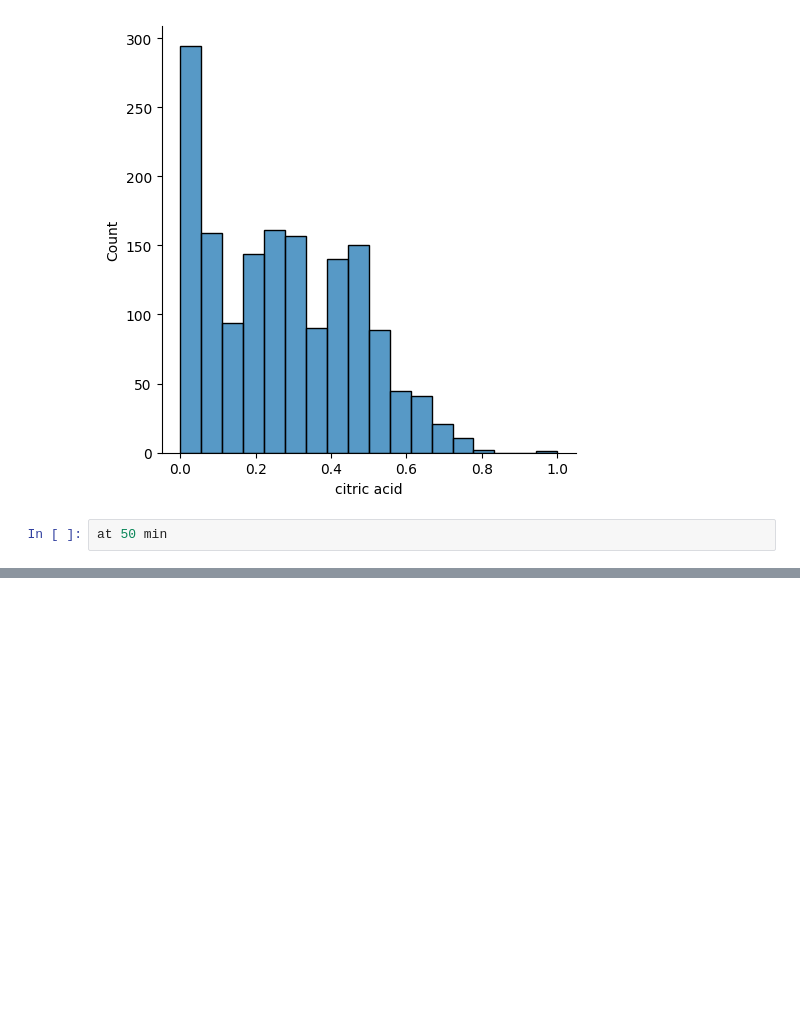
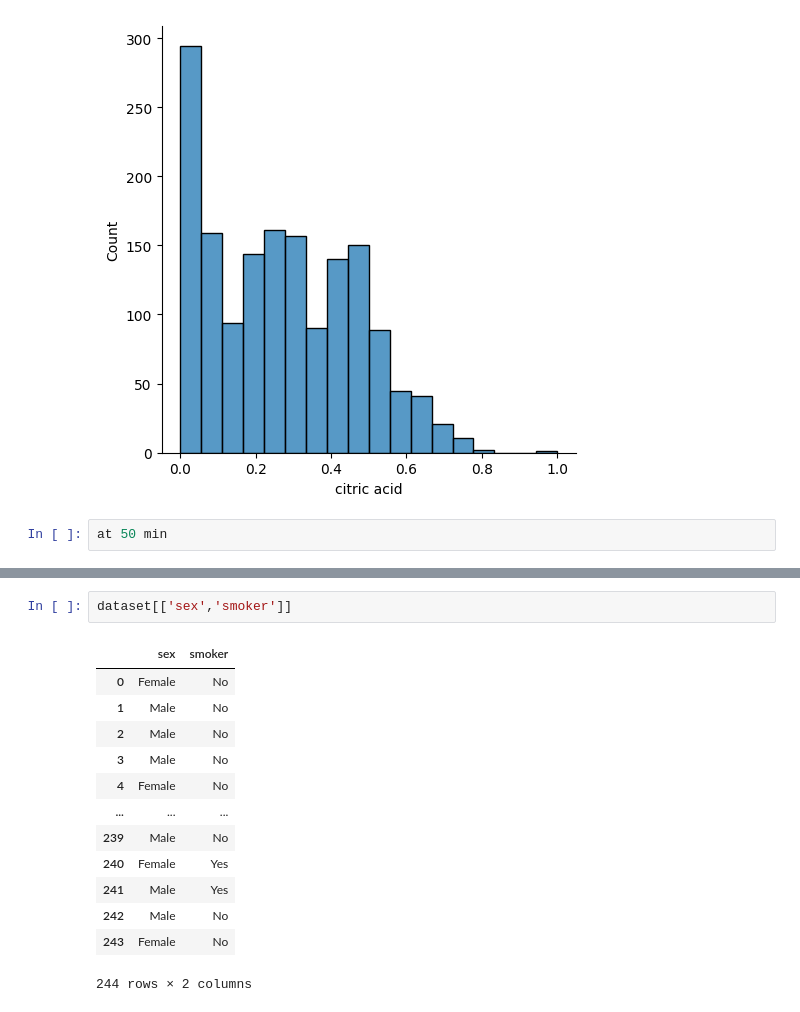
Before and after one commit to yashk1/Data-Science-Bootcamp-2.0, a Jupyter notebook: class notebooks/EDA/part4.ipynb, the cells around one changed output, grey strips where cells are left out. Cells and saved outputs as stored; diff of their text form; blank space fills up the shorter version.

```diff
--- a/class notebooks/EDA/part4.ipynb
+++ b/class notebooks/EDA/part4.ipynb
@@ -113,0 +252,16 @@ at 50 min
+# %%
+dataset[['sex','smoker']]
+# %% [output]
+|  | sex | smoker |
+| 0 | Female | No |
+| 1 | Male | No |
+| 2 | Male | No |
+| 3 | Male | No |
+| 4 | Female | No |
+| ... | ... | ... |
+| 239 | Male | No |
+| 240 | Female | Yes |
+| 241 | Male | Yes |
+| 242 | Male | No |
+| 243 | Female | No |
+244 rows × 2 columns
```
Also changed, not shown: parts of 46 cells of this notebook.
